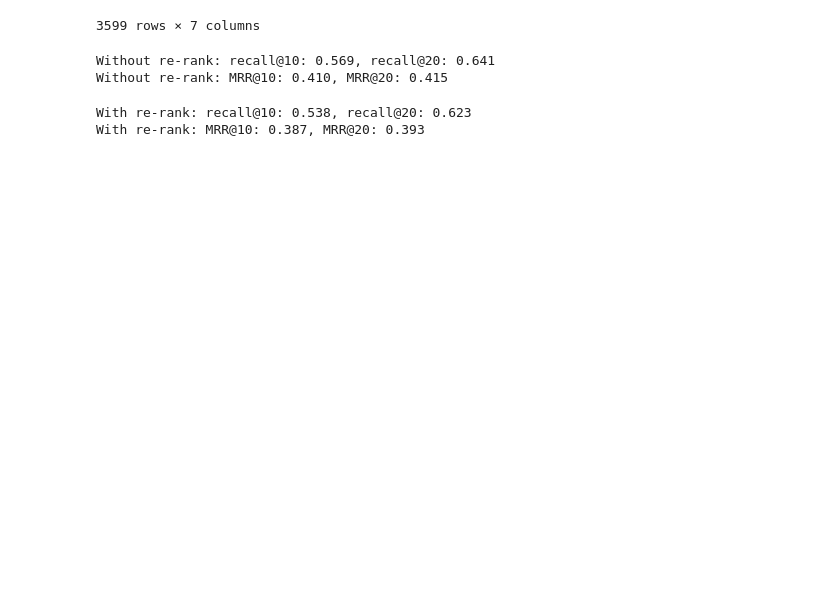
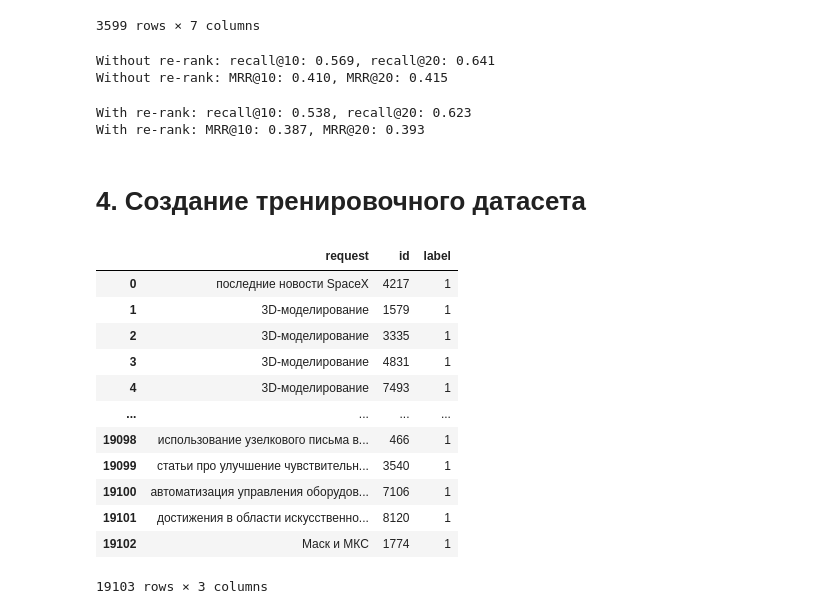
Before and after one commit to VladShajdulin/OTUS_project, a Jupyter notebook: OTUS_project.ipynb, the cells around one changed output. Cells and saved outputs as stored; diff of their text form; code cells hidden in the pictures; blank space fills up the shorter version.

```diff
--- a/OTUS_project.ipynb
+++ b/OTUS_project.ipynb
@@ -144,4 +148,16 @@ df.iloc[search_result, :2]
 | 5798 | GPT-3 выполнил тест на мышление а... | https://naked-science.ru/article/... |
 # %% [markdown]
 # 2. Оценка качества
+# %%
+path = '/content/drive/MyDrive/Colab Notebooks/OTUS_project/sinthetic_reqs.csv'
+requests_df = pd.read_csv(path, index_col=0).dropna()
+requests_df['id'] = requests_df['id'].map(json.loads)
+
+train_req, test_req = train_test_split(
+    requests_df,
+    test_size=0.2,
+    random_state=142,
+    shuffle=True,
+    stratify=requests_df['n']
+)
 # %%
@@ -221,3 +225,23 @@ print(f'With re-rank: MRR@10: {mrr10.mean():.3f}, MRR@20: {mrr20.mean():.3f}')
 # %% [output]
 With re-rank: recall@10: 0.538, recall@20: 0.623
 With re-rank: MRR@10: 0.387, MRR@20: 0.393
+# %% [markdown]
+# 4. Создание тренировочного датасета
+# %%
+positive = train_req.explode('id').reset_index()[['request', 'id']]
+positive['label'] = 1
+positive
+# %% [output]
+|  | request | id | label |
+| 0 | последние новости SpaceX | 4217 | 1 |
+| 1 | 3D-моделирование | 1579 | 1 |
+| 2 | 3D-моделирование | 3335 | 1 |
+| 3 | 3D-моделирование | 4831 | 1 |
+| 4 | 3D-моделирование | 7493 | 1 |
+| ... | ... | ... | ... |
+| 19098 | использование узелкового письма в... | 466 | 1 |
+| 19099 | статьи про улучшение чувствительн... | 3540 | 1 |
+| 19100 | автоматизация управления оборудов... | 7106 | 1 |
+| 19101 | достижения в области искусственно... | 8120 | 1 |
+| 19102 | Маск и МКС | 1774 | 1 |
+19103 rows × 3 columns
```
Also changed, not shown: parts of 12 cells of this notebook, 1 other file.
